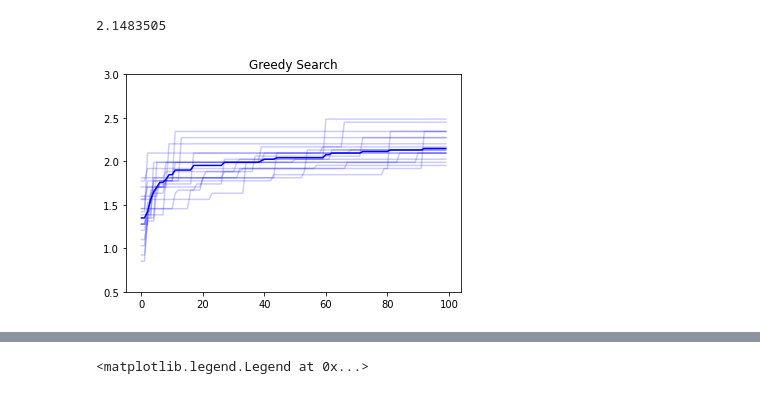
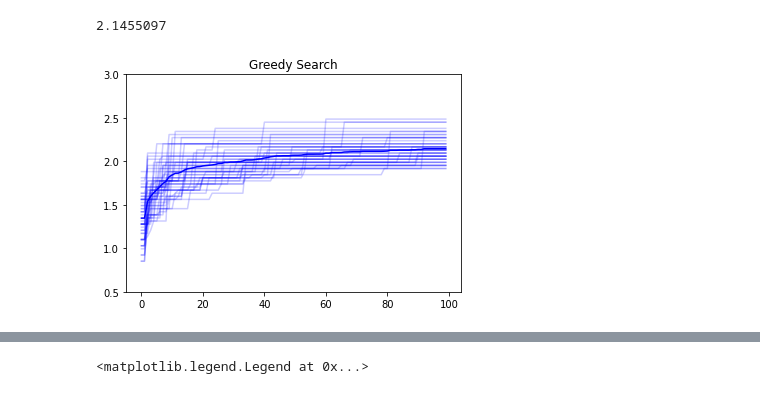
Before and after one commit to ur-whitelab/wazy, a Jupyter notebook: paper/figures.ipynb, the cells around one changed output, grey strips where cells are left out. Cells and saved outputs as stored; diff of their text form; code cells hidden in the pictures.

```diff
--- a/paper/figures.ipynb
+++ b/paper/figures.ipynb
@@ -65,14 +81,16 @@ plt.plot(y_random_median, color='steelblue', linewidth=2.5)
 plt.figure()
 ax = plt.gca()
 y_bo = []
-for i in range(9):
-    with open('./result_e2e_bo/labels/y_{0}.pkl'.format(i), 'rb') as f:
+for i in range(50):
+    with open('./result_e2e_bo/labels_0503_lite/y_{0}.pkl'.format(i), 'rb') as f:
         curr = current_best(pickle.load(f))
         y_bo.append(curr)
         ax.plot(curr, alpha=0.2, color='lightsalmon', linewidth=5)
-y_bo = np.array(y_grad_1)
+y_bo = np.array(y_bo)
 
-y_bo_median = np.median(y_grad_1, axis=0)
+y_bo_median = np.mean(y_bo, axis=0)
+y_bo_max = np.max(y_bo, axis=0)
+y_bo_min = np.min(y_bo, axis=0)
 #for i in range(1,32):
     #y_grad_1_mean = list(map(add, current_best(y_grad_1[i]), y_grad_1_mean))
 #y_grad_1_mean = [y_m/32 for y_m in y_grad_1_mean]
@@ -86,3 +104,22 @@ print(y_bo_median[-1])
 # %%
-%pwd
+plt.figure()
+ax = plt.gca()
+y_bo = []
+for i in range(50):
+    with open('./result_e2e_bo/labels_0510_swish/y_{0}.pkl'.format(i), 'rb') as f:
+        curr = current_best(pickle.load(f))
+        y_bo.append(curr)
+        ax.plot(curr, alpha=0.2, color='lightsalmon', linewidth=5)
+y_bo = np.array(y_bo)
+
+y_bo_median = np.mean(y_bo, axis=0)
+y_bo_max = np.max(y_bo, axis=0)
+y_bo_min = np.min(y_bo, axis=0)
+#for i in range(1,32):
+    #y_grad_1_mean = list(map(add, current_best(y_grad_1[i]), y_grad_1_mean))
+#y_grad_1_mean = [y_m/32 for y_m in y_grad_1_mean]
+ax.plot(y_bo_median, linewidth=2, color='firebrick')
+ax.set_title('Bayesian Optimization')
+ax.set_ylim([0.5, 3.0])
+print(y_bo_median[-1])
 # %% [output]
@@ -90,24 +128,26 @@ print(y_bo_median[-1])
 # %%
 plt.figure()
 ax = plt.gca()
 y_grad = []
-for i in range(19):
+for i in range(50):
     with open('result_e2e_grad/labels/y_{0}.pkl'.format(i), 'rb') as f:
         curr = current_best(pickle.load(f))
         y_grad.append(curr)
         ax.plot(curr, alpha = 0.2, color='b')
 
-y_grad_mean = current_best(y_15[0])
-y_grad = np.array(y_15)
-y_grad_median = np.median(y_15, axis=0)
+y_grad_mean = current_best(y_grad[0])
+y_grad = np.array(y_grad)
+y_grad_median = np.mean(y_grad, axis=0)
+y_grad_max = np.max(y_grad, axis=0)
+y_grad_min = np.min(y_grad, axis=0)
 #for i in range(1,7):
     #y_15_mean = list(map(add, current_best(y_15[i]), y_15_mean))
 #y_15_mean = [y_m/7 for y_m in y_15_mean]
 ax.plot(y_grad_median, color='b')
 ax.set_ylim([0.5, 3.0])
 ax.set_title('Greedy Search')
 print(y_grad_median[-1])
 #plt.plot(current_best(y_15[2]))
 # %% [output]
-2.1483505
+2.1455097
-[figure, old version]
+[figure, new version]
```
Also changed, not shown: parts of 36 cells of this notebook, 2 other files.
